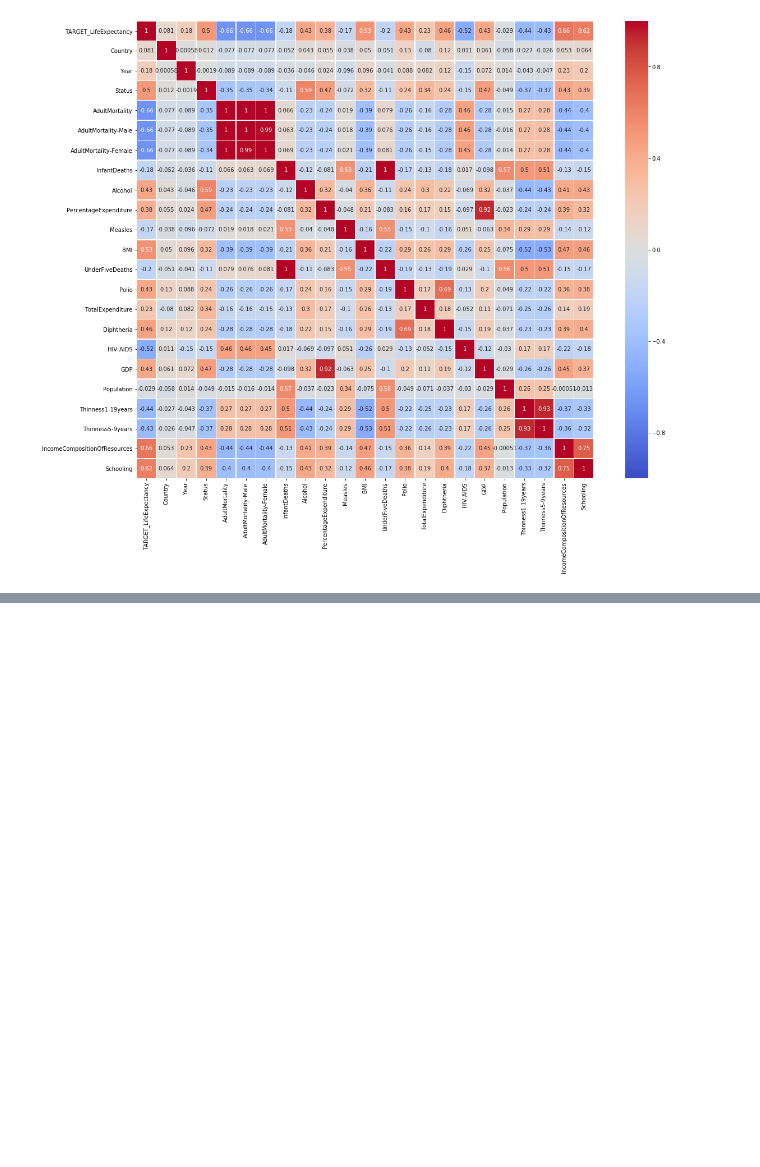
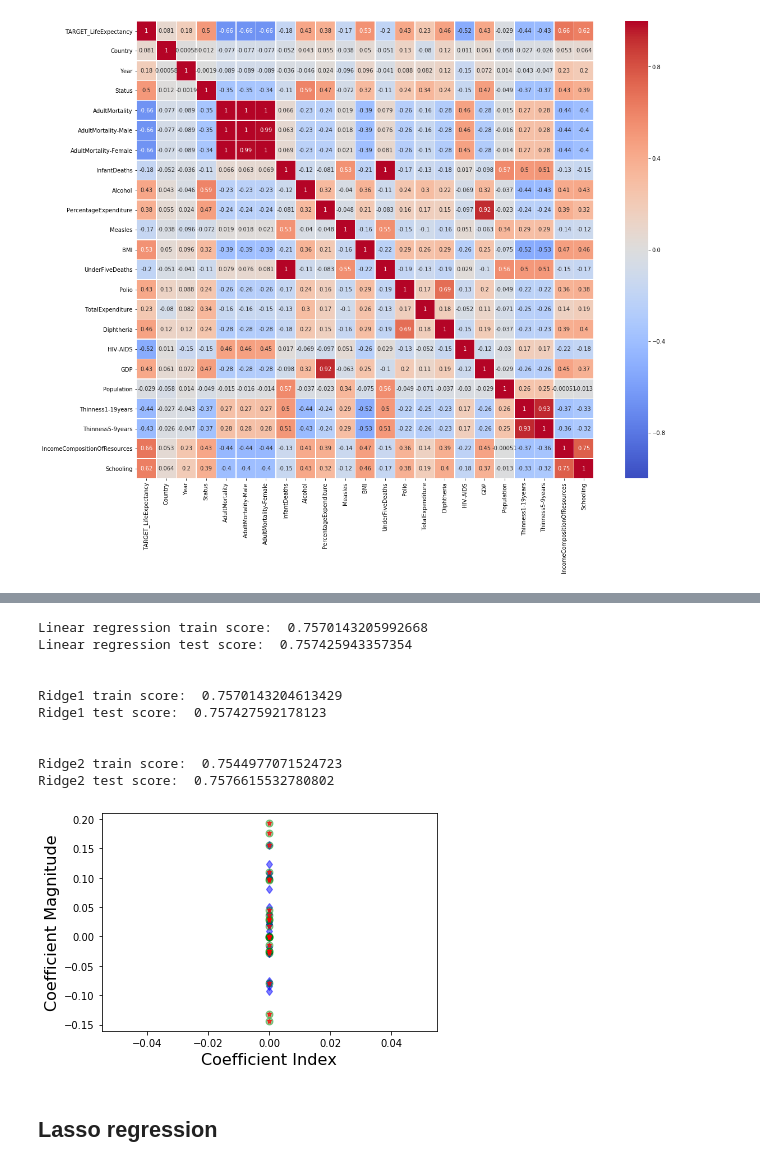
Before and after one commit to parekhjigar/Machine-Learning-A-Z-Python-and-R, a Jupyter notebook: 2. Regression/Regression Analysis/Regression-analysis.ipynb, the cells around one changed output, grey strips where cells are left out. Saved outputs shown, nothing was run; the diff lists cells and outputs as text; code cells hidden in the pictures; blank space fills up the shorter version.

```diff
--- a/2. Regression/Regression Analysis/Regression-analysis.ipynb
+++ b/2. Regression/Regression Analysis/Regression-analysis.ipynb
@@ -11,0 +29,8 @@ dataset = dataset.drop(['ID'], axis = 1)
+# %%
+from sklearn import preprocessing
+scaler = preprocessing.RobustScaler()
+X_train_robust = scaler.fit_transform(X_train)
+X_train_robust = pd.DataFrame(X_train_robust)
+
+y_train_robust = scaler.fit_transform(y_train)
+y_train_robust = pd.DataFrame(y_train_robust)
@@ -80,0 +353,30 @@ By exploring the correlation bewteen all the variables, it can be clearly observ
+# %%
+print ("Linear regression train score: ", lin_train)
+print ("Linear regression test score: ", lin_test)
+print ("\n")
+print ("Ridge1 train score: ", Ridge1_train)
+print ("Ridge1 test score: ", Ridge1_test)
+print ("\n")
+print ("Ridge2 train score: ", Ridge2_train)
+print ("Ridge2 test score: ", Ridge2_test)
+
+plt.plot(ridge1.coef_,alpha=0.7,linestyle='none',marker='*',markersize=5,color='red',label=r'Ridge; $\alpha = 0.01$',zorder=7)
+plt.plot(ridge2.coef_,alpha=0.5,linestyle='none',marker='d',markersize=6,color='blue',label=r'Ridge; $\alpha = 100$')
+plt.plot(linReg.coef_,alpha=0.4,linestyle='none',marker='o',markersize=7,color='green',label='Linear Regression')
+plt.xlabel('Coefficient Index',fontsize=16)
+plt.ylabel('Coefficient Magnitude',fontsize=16)
+plt.show()
+# %% [output]
+Linear regression train score:  0.7570143205992668
+Linear regression test score:  0.757425943357354
+
+
+Ridge1 train score:  0.7570143204613429
+Ridge1 test score:  0.757427592178123
+
+
+Ridge2 train score:  0.7544977071524723
+Ridge2 test score:  0.7576615532780802
+[figure, added]
+# %% [markdown]
+## Lasso regression
```
Also changed, not shown: parts of 27 cells of this notebook.
